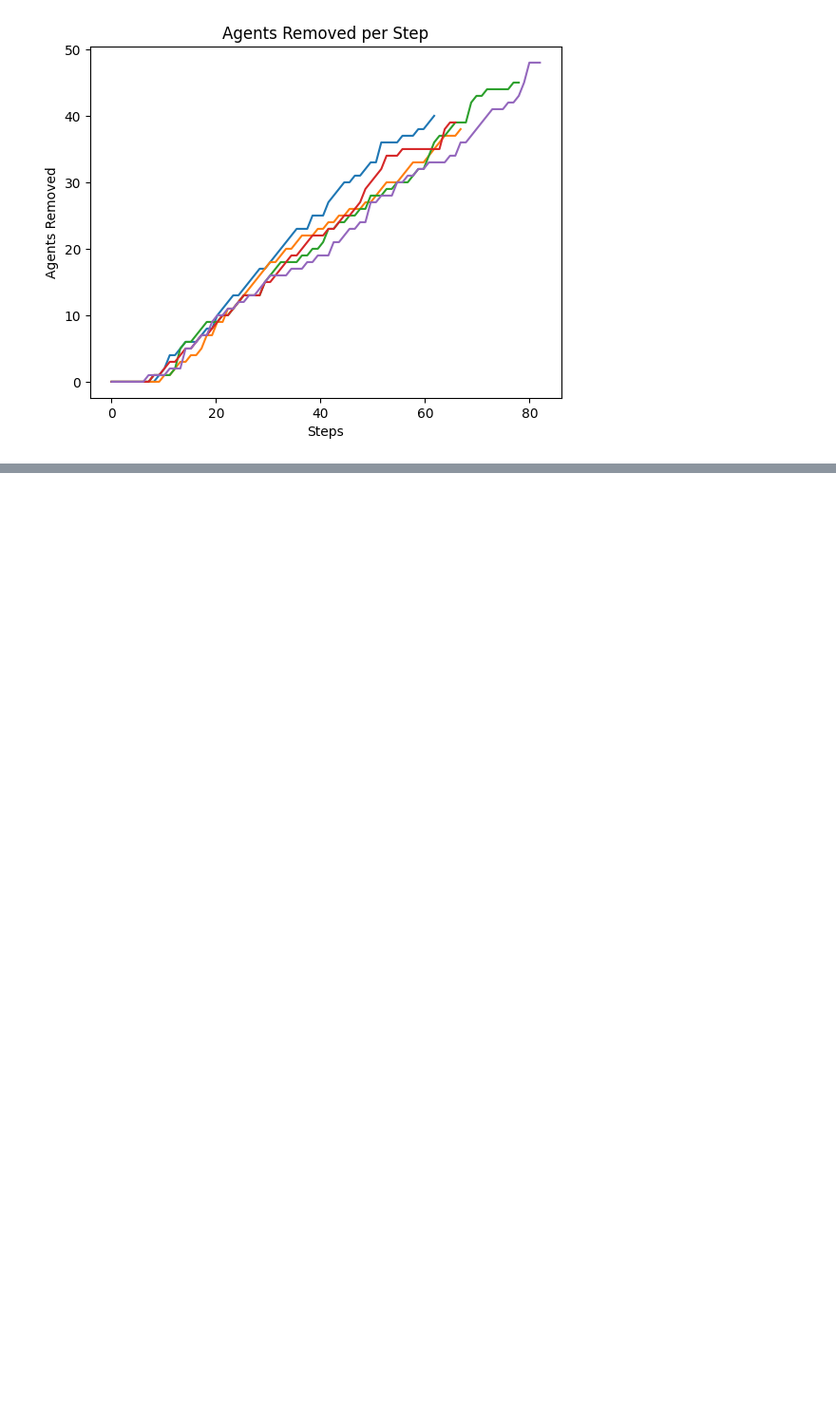
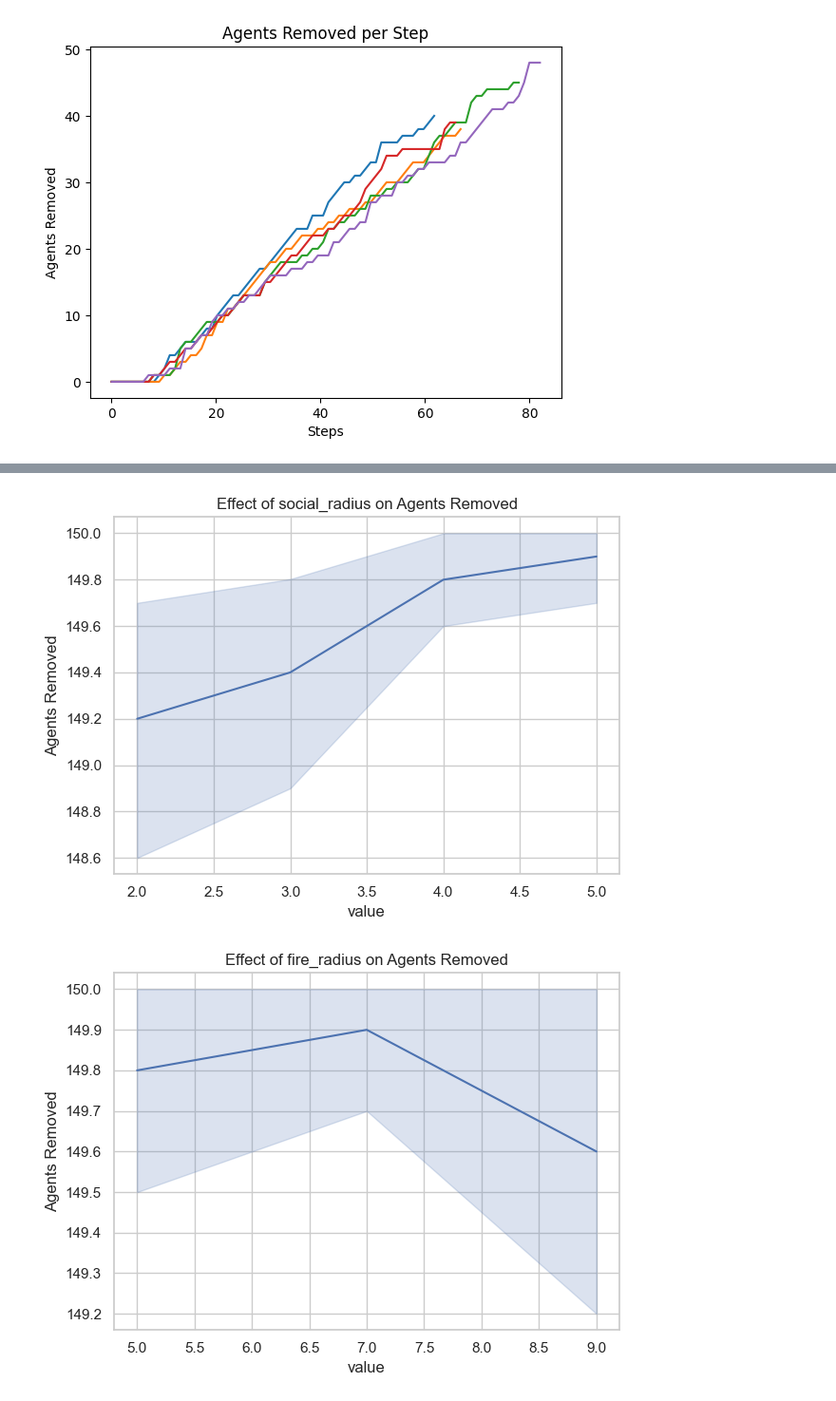
Before and after one commit to LoesBijman/agent_based_modeling, a Jupyter notebook: visualize.ipynb, the cells around one changed output, grey strips where cells are left out. Shown at 95% size. Cells and saved outputs as stored; diff of their text form; code cells hidden in the pictures; blank space fills up the shorter version.

```diff
--- a/visualize.ipynb
+++ b/visualize.ipynb
@@ -129,0 +82,38 @@ TypeError: batch_run() got an unexpected keyword argument 'variable_parameters'
+# %%
+import pandas as pd
+import matplotlib.pyplot as plt
+import seaborn as sns
+
+# Load data
+df = pd.read_csv('sensitivity_analysis_results.csv')
+
+# Filter out the relevant columns
+relevant_cols = ['parameter', 'value', 'Agents Removed']
+
+# Group by parameter
+grouped = df[relevant_cols].groupby('parameter')
+
+# Calculate statistics for each parameter
+parameter_stats = grouped.agg({'value': 'first', 'Agents Removed': ['mean', 'median', 'std', 'min', 'max']})
+
+# Example boxplot for social_radius
+sns.lineplot(x='value', y='Agents Removed', data=df[df['parameter'] == 'social_radius'])
+plt.title('Effect of social_radius on Agents Removed')
+plt.tight_layout()
+plt.show()
+
+# Example scatter plot for fire_radius
+sns.lineplot(x='value', y='Agents Removed', data=df[df['parameter'] == 'fire_radius'])
+plt.title('Effect of fire_radius on Agents Removed')
+plt.tight_layout()
+plt.show()
+
+# Example line plot for exit_radius
+sns.lineplot(x='value', y='Agents Removed', data=df[df['parameter'] == 'exit_radius'])
+plt.title('Effect of exit_radius on Agents Removed')
+
+plt.tight_layout()
+plt.show()
+# %% [output]
+[figure, added]
+[figure, added]
```
Also changed, not shown: parts of 6 cells of this notebook.
